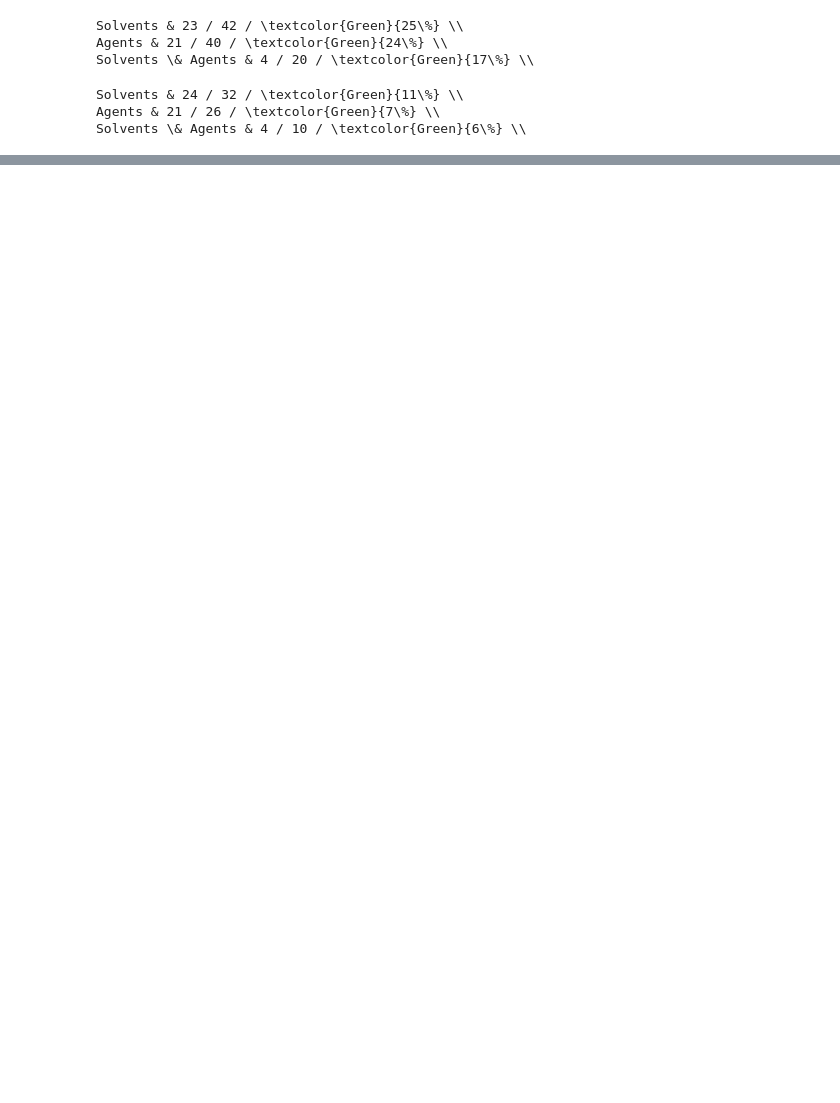
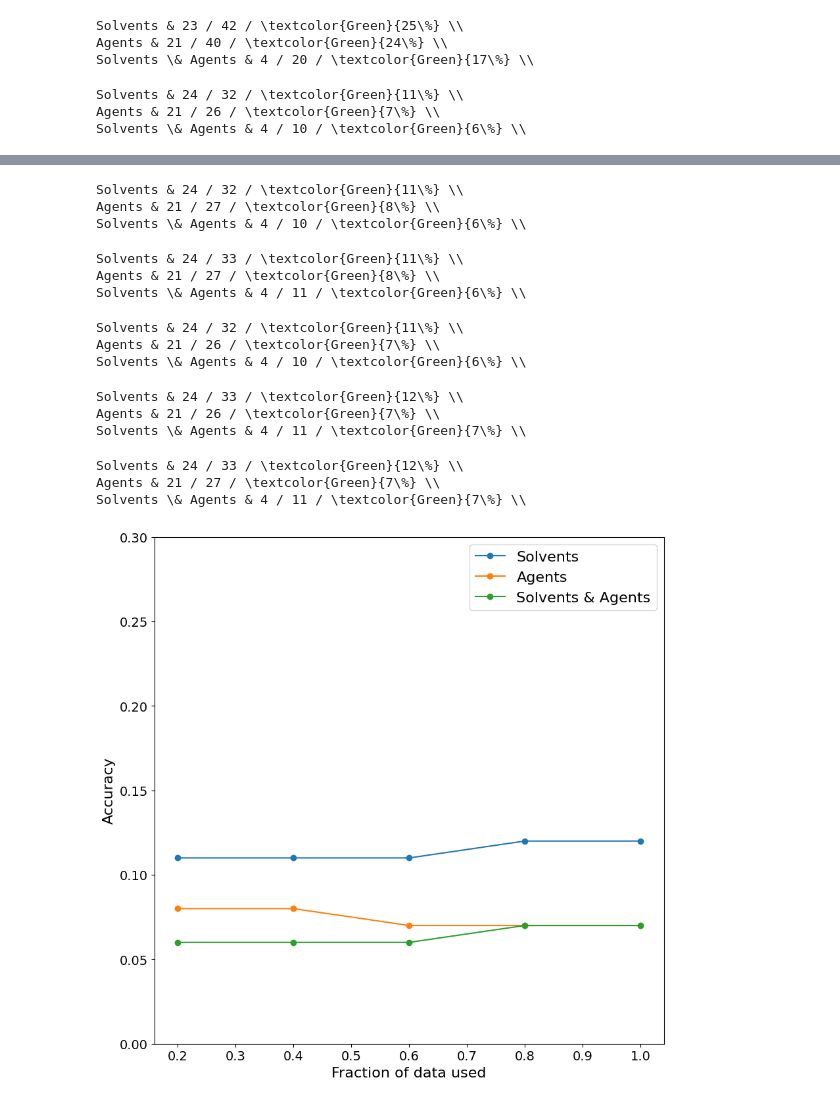
Before and after one commit to sustainable-processes/chemical-parameter-sharing, a Jupyter notebook: notebooks/record_results.ipynb, the cells around one changed output, grey strips where cells are left out. Drawn from its saved outputs; the diff is of its cells as text; code cells hidden in the pictures; blank space fills up the shorter version.

Commit message:
created model with multiple conditional layers

```diff
--- a/notebooks/record_results.ipynb
+++ b/notebooks/record_results.ipynb
@@ -149,0 +204,79 @@ Solvents \& Agents & 4 / 10 / \textcolor{Green}{6\%} \\
+# %%
+# 4.1 20%
+freq_path = "../models/upstream_20/freq_informed_acc.json"
+test_path = "../models/upstream_20/test_metrics.json"
+gen_results_table(freq_path, test_path)
+# %% [output]
+Solvents & 24 / 32 / \textcolor{Green}{11\%} \\
+Agents & 21 / 27 / \textcolor{Green}{8\%} \\
+Solvents \& Agents & 4 / 10 / \textcolor{Green}{6\%} \\
+# %%
+# 4.1 20%
+freq_path = "../models/upstream_40/freq_informed_acc.json"
+test_path = "../models/upstream_40/test_metrics.json"
+gen_results_table(freq_path, test_path)
+# %% [output]
+Solvents & 24 / 33 / \textcolor{Green}{11\%} \\
+Agents & 21 / 27 / \textcolor{Green}{8\%} \\
+Solvents \& Agents & 4 / 11 / \textcolor{Green}{6\%} \\
+# %%
+# 4.1 20%
+freq_path = "../models/upstream_60/freq_informed_acc.json"
+test_path = "../models/upstream_60/test_metrics.json"
+gen_results_table(freq_path, test_path)
+# %% [output]
+Solvents & 24 / 32 / \textcolor{Green}{11\%} \\
+Agents & 21 / 26 / \textcolor{Green}{7\%} \\
+Solvents \& Agents & 4 / 10 / \textcolor{Green}{6\%} \\
+# %%
+# 4.1 20%
+freq_path = "../models/upstream_80/freq_informed_acc.json"
+test_path = "../models/upstream_80/test_metrics.json"
+gen_results_table(freq_path, test_path)
+# %% [output]
+Solvents & 24 / 33 / \textcolor{Green}{12\%} \\
+Agents & 21 / 26 / \textcolor{Green}{7\%} \\
+Solvents \& Agents & 4 / 11 / \textcolor{Green}{7\%} \\
+# %%
+# 4.1 20%
+freq_path = "../models/upstream/freq_informed_acc.json"
+test_path = "../models/upstream/test_metrics.json"
+gen_results_table(freq_path, test_path)
+# %% [output]
+Solvents & 24 / 33 / \textcolor{Green}{12\%} \\
+Agents & 21 / 27 / \textcolor{Green}{7\%} \\
+Solvents \& Agents & 4 / 11 / \textcolor{Green}{7\%} \\
+# %%
+import matplotlib.pyplot as plt
+
+# Data
+x = [0.2, 0.4, 0.6, 0.8, 1]
+solvents = [0.11, 0.11, 0.11, 0.12, 0.12]
+agents = [0.08, 0.08, 0.07, 0.07, 0.07]
+all_ = [0.06, 0.06, 0.06, 0.07, 0.07]
+
+# Plotting with connected dots
+plt.figure(figsize=(10, 10))
+plt.plot(x, solvents, 'o-', label="Solvents")  # Connected dots for solvents
+plt.plot(x, agents, 'o-', label="Agents")      # Connected dots for agents
+plt.plot(x, all_, 'o-', label="Solvents & Agents")  # Connected dots for all
+
+# Axis labels and title with increased font size
+plt.xlabel("Fraction of data used", fontsize=16)
+plt.ylabel("Accuracy", fontsize=16)
+# plt.title("Average improvement over baseline, parameter sharing model", fontsize=16)
+
+# Set y-axis range
+plt.ylim(0, 0.3)
+
+# Increase tick size
+plt.xticks(fontsize=14)
+plt.yticks(fontsize=14)
+
+# Adjusting the legend font size
+plt.legend(fontsize=16)
+
+# Save the plot
+plt.savefig("data_fraction.png", dpi=600)
+# %% [output]
+[figure, added]
```
Also changed, not shown: parts of 13 cells of this notebook, 4 other files.
